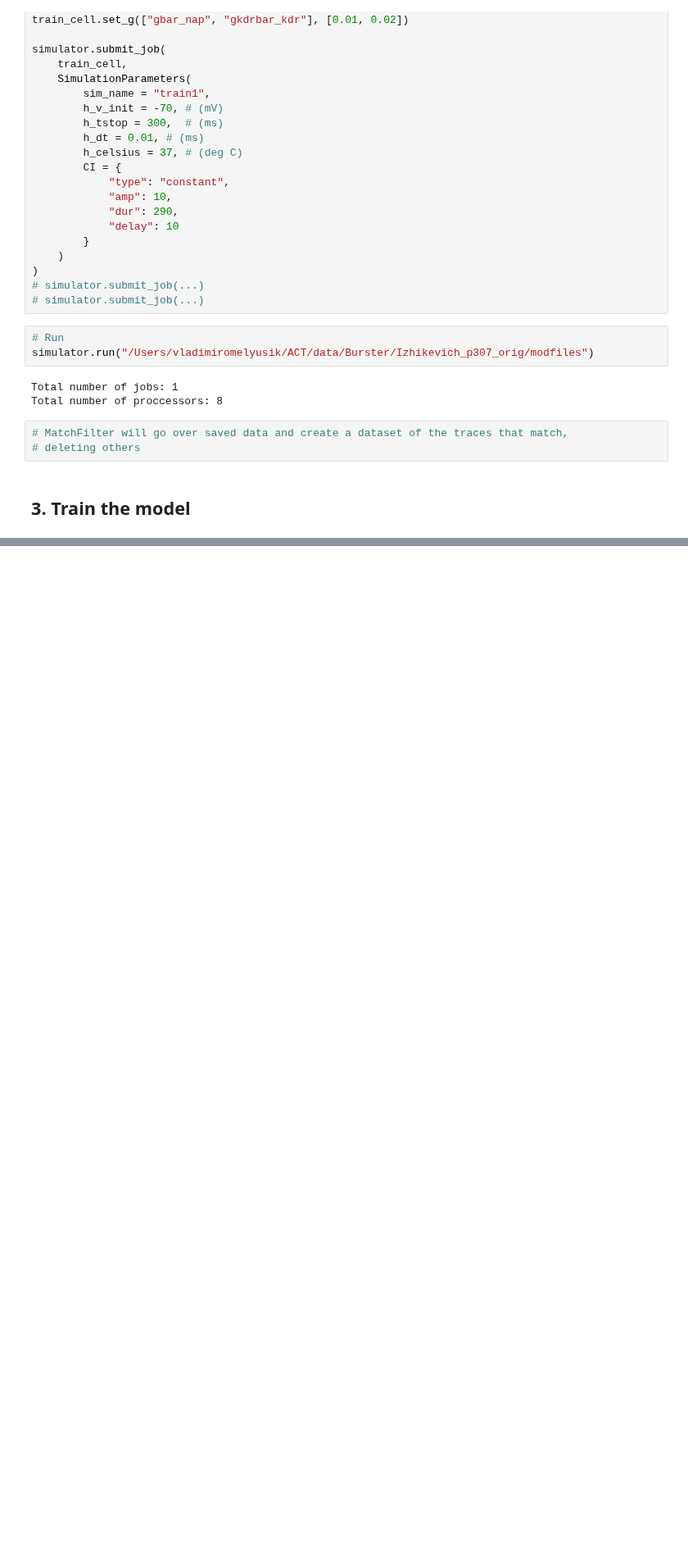
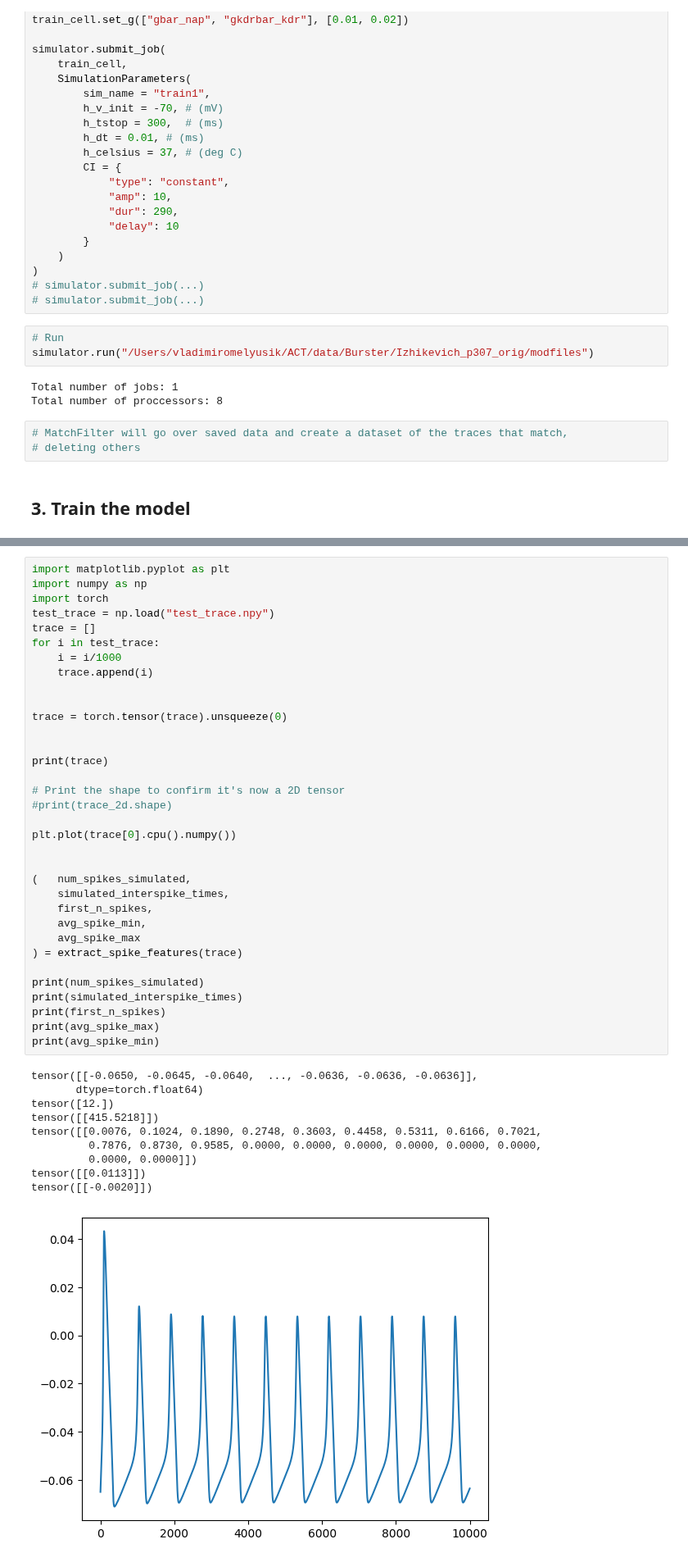
Before and after one commit to V-Marco/ACT, a Jupyter notebook: test_act.ipynb, the cells around one changed output, grey strips where cells are left out. Shown at 82% size. Cells and saved outputs as stored; diff of their text form; blank space fills up the shorter version.

```diff
--- a/test_act.ipynb
+++ b/test_act.ipynb
@@ -90,0 +178,45 @@ dataset = ...
+# %%
+import matplotlib.pyplot as plt
+import numpy as np
+import torch
+test_trace = np.load("test_trace.npy")
+trace = []
+for i in test_trace:
+    i = i/1000
+    trace.append(i)
+
+
+trace = torch.tensor(trace).unsqueeze(0)
+
+
+print(trace)
+
+# Print the shape to confirm it's now a 2D tensor
+#print(trace_2d.shape)
+
+plt.plot(trace[0].cpu().numpy())
+
+
+(   num_spikes_simulated,
+    simulated_interspike_times,
+    first_n_spikes,
+    avg_spike_min,
+    avg_spike_max
+) = extract_spike_features(trace)
+
+print(num_spikes_simulated)
+print(simulated_interspike_times)
+print(first_n_spikes)
+print(avg_spike_max)
+print(avg_spike_min)
+# %% [output]
+tensor([[-0.0650, -0.0645, -0.0640,  ..., -0.0636, -0.0636, -0.0636]],
+       dtype=torch.float64)
+tensor([12.])
+tensor([[415.5218]])
+tensor([[0.0076, 0.1024, 0.1890, 0.2748, 0.3603, 0.4458, 0.5311, 0.6166, 0.7021,
+         0.7876, 0.8730, 0.9585, 0.0000, 0.0000, 0.0000, 0.0000, 0.0000, 0.0000,
+         0.0000, 0.0000]])
+tensor([[0.0113]])
+tensor([[-0.0020]])
+[figure, added]
```
Also changed, not shown: parts of 8 cells of this notebook, 11 other files.
